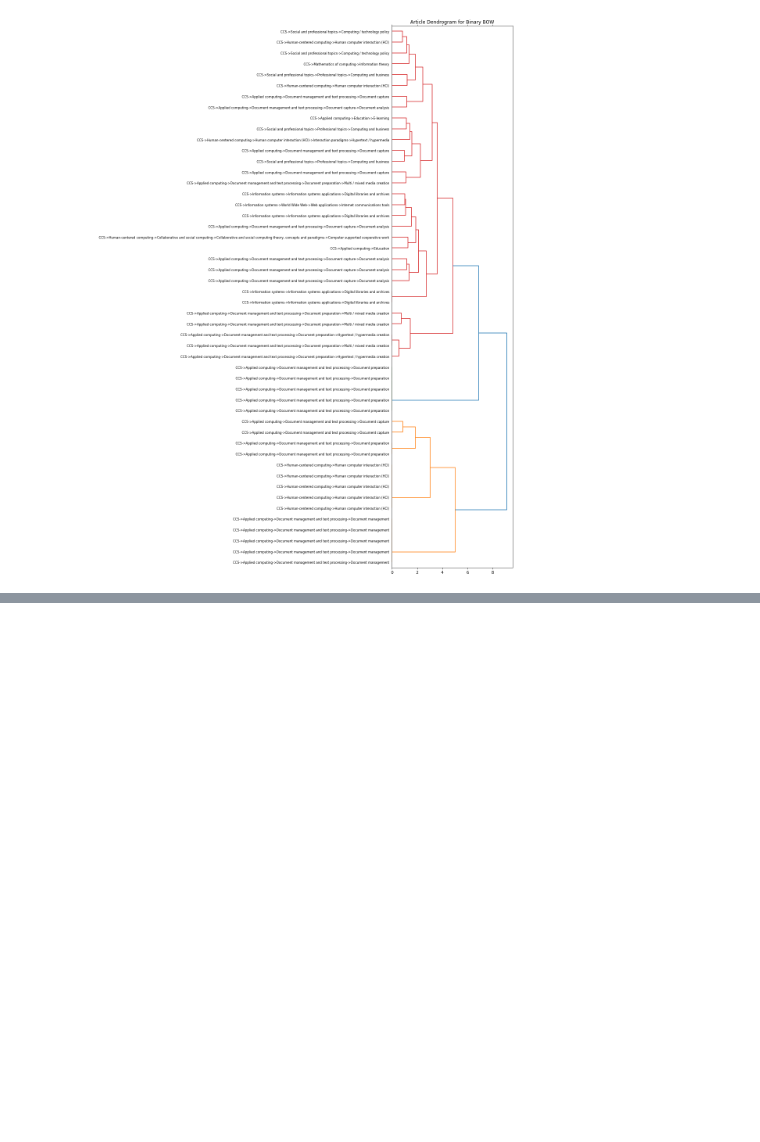
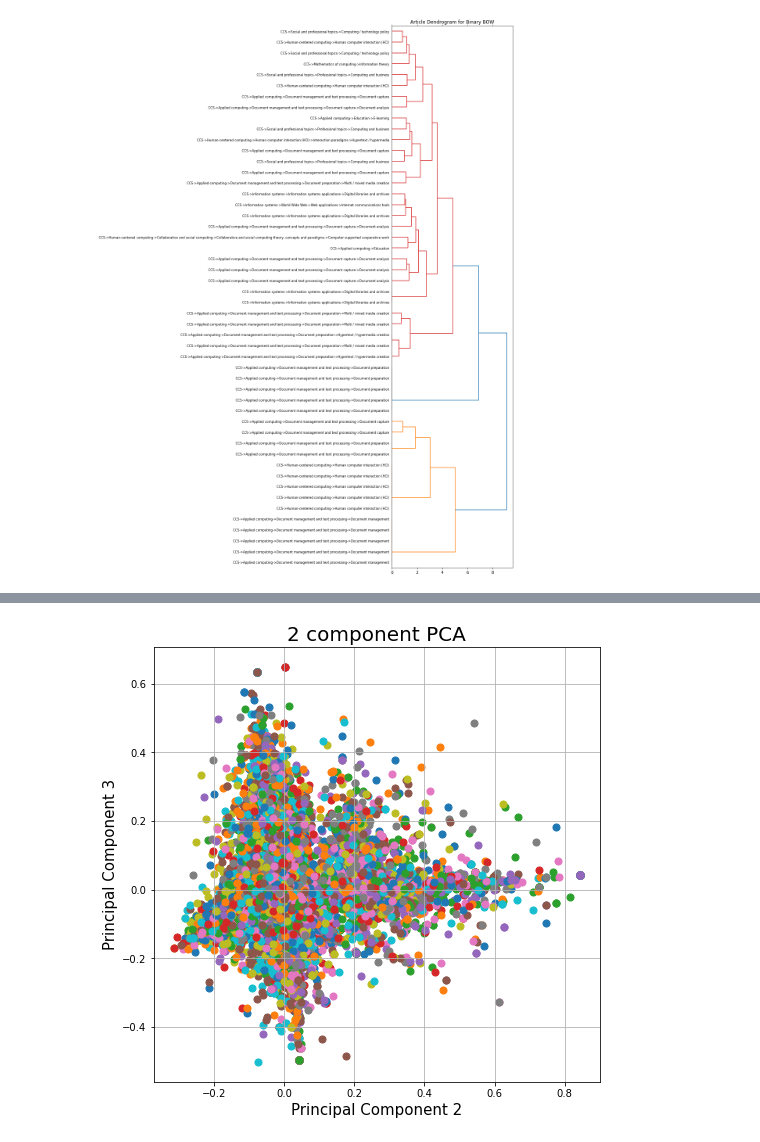
Before and after one commit to Learningchipmunk/Keywords-Ordering, a Jupyter notebook: Article_Clustering_Experiment.ipynb, the cells around one changed output, grey strips where cells are left out. Drawn from its saved outputs; the diff is of its cells as text; code cells hidden in the pictures; blank space fills up the shorter version.

```diff
--- a/Article_Clustering_Experiment.ipynb
+++ b/Article_Clustering_Experiment.ipynb
@@ -253,0 +327,18 @@ plt.savefig('Images/ward_clusters_TF-IDFBOW.png', facecolor=fig.get_facecolor(),
+# %%
+fig = plt.figure(figsize = (8,8))
+ax = fig.add_subplot(1,1,1)
+ax.set_xlabel('Principal Component 2', fontsize = 15)
+ax.set_ylabel('Principal Component 3', fontsize = 15)
+ax.set_title('2 component PCA', fontsize = 20)
+targets = articles_ccs.unique()
+# colors = ['r', 'g', 'b']
+for target in targets:
+    indicesToKeep = target == finalDf['ccs_concepts']
+    ax.scatter(finalDf.loc[indicesToKeep, 'principal component 2']
+               , finalDf.loc[indicesToKeep, 'principal component 3']
+            #    , c = color
+               , s = 50)
+# ax.legend(targets)
+ax.grid()
+# %% [output]
+[figure, added]
```
Also changed, not shown: parts of 23 cells of this notebook, 9 other files.
